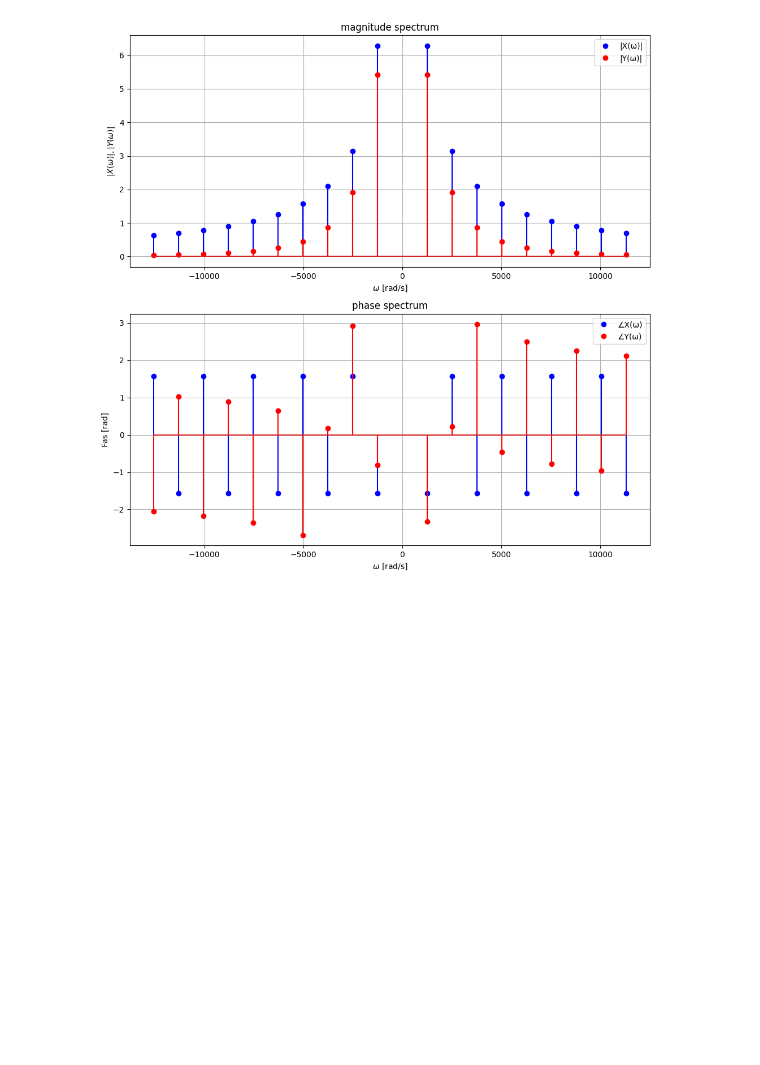
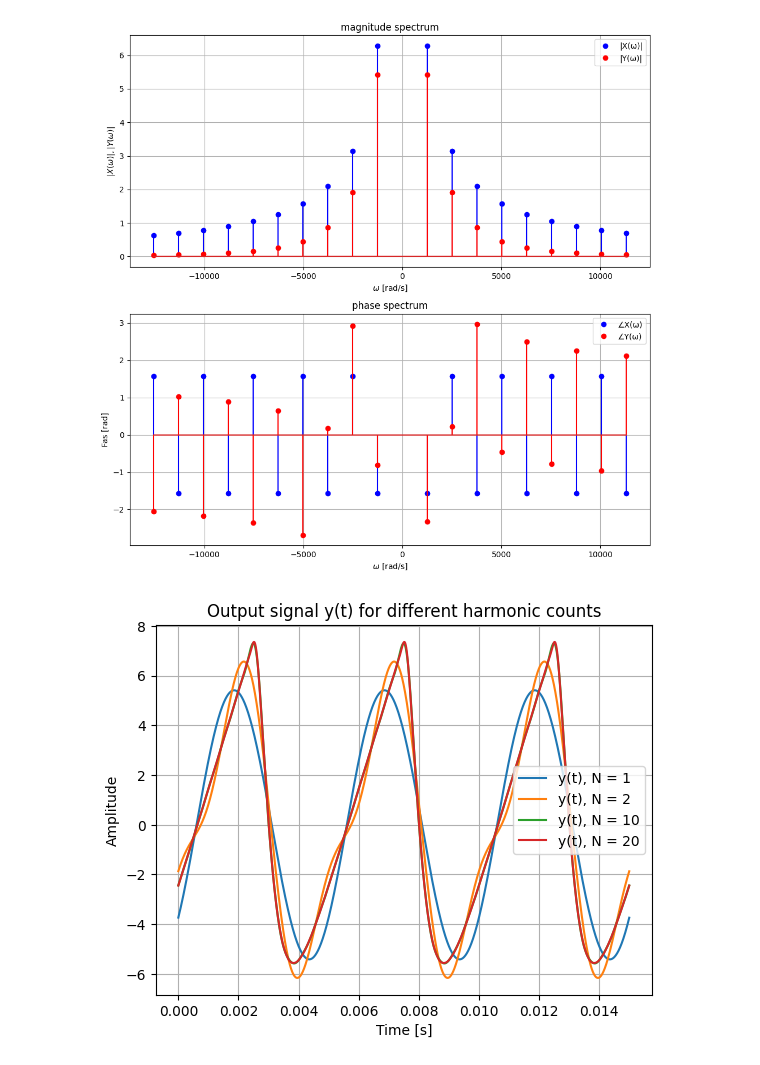
Before and after one commit to hannahpettersson/sigtrans, a Jupyter notebook: Assignment 2/Assignment2.ipynb, the cells around one changed output. Cells and saved outputs as stored; diff of their text form; code cells hidden in the pictures; blank space fills up the shorter version.

```diff
--- a/Assignment 2/Assignment2.ipynb
+++ b/Assignment 2/Assignment2.ipynb
@@ -106,3 +106,43 @@ plt.tight_layout()
 plt.show()
 # %% [output]
 [figure]
+# %%
+n = np.arange(1, 21, 1)
+n = n[n != 0]
+t0 = 0.005 #s
+f0 = 1 / t0
+w0 = 2*np.pi*f0 #fundamental anguar freq
+w0_max = 15000
+wn = n*w0
+dw = 100 #s
+w = np.arange(-15e3, 15e3, dw)
+c_n = np.zeros_like(n, dtype=complex)
+nonzero = n != 0
+c_n[nonzero] = 1j * ((-1) ** np.floor(np.abs(n[nonzero]))) / np.abs(n[nonzero])
+Xn = 2 * np.pi * c_n
+alpha = 1000 * np.pi
+frequency_response = (alpha ** 2) / ((alpha + (1j * wn)) ** 2)
+Yn = frequency_response * Xn
+dt = 1e-6
+t = np.arange(0,0.015, dt)
+
+exp = np.exp(1j * np.outer(t, wn))
+
+y_t = (Yn@exp.T) / (2 * np.pi)
+
+N_vals = [1,2,10,20] #(1,2,10,20)
+
+fig, ax = plt.subplots()
+
+for i, N in enumerate(N_vals):
+    y_t_N = Yn[:N] @ exp[:, :N].T
+    ax.plot(t, np.real(y_t_N), label=f"y(t), N = {N}")
+
+ax.set_title('Output signal y(t) for different harmonic counts')
+ax.set_xlabel('Time [s]')
+ax.set_ylabel('Amplitude')
+ax.legend()
+ax.grid(True)
+plt.show()
+# %% [output]
+[figure, added]
```
